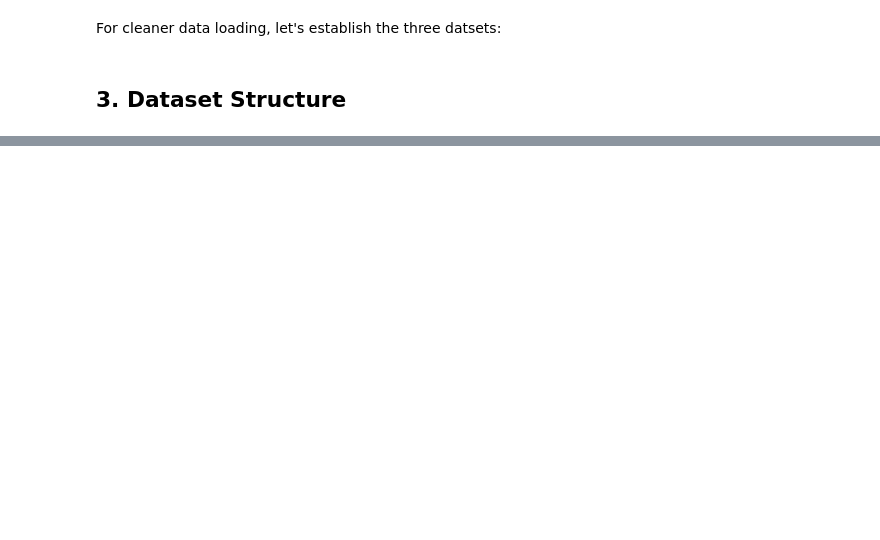
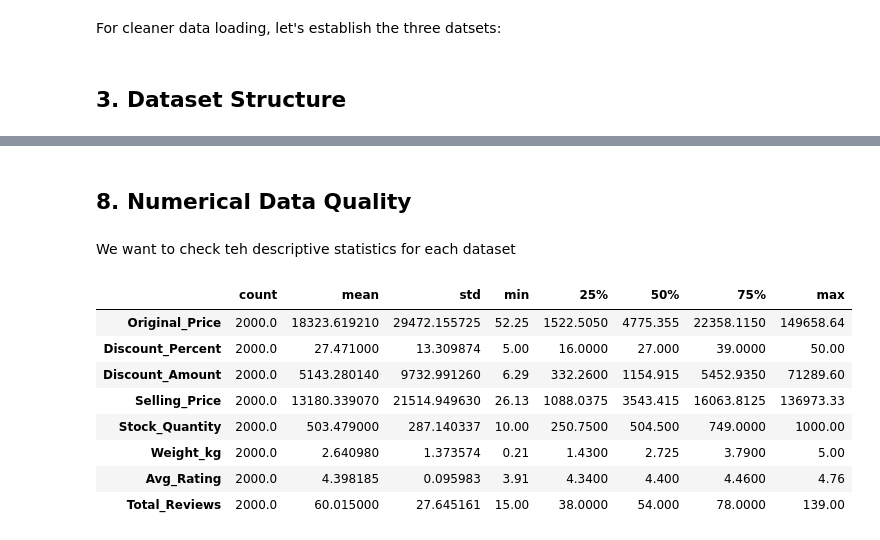
Before and after one commit to Vin-Okumu/e-commerce-sales-analytics, a Jupyter notebook: Analysis/01_data_profiling.ipynb, the cells around one changed output, grey strips where cells are left out. Cells and saved outputs as stored; diff of their text form; code cells hidden in the pictures; blank space fills up the shorter version.

```diff
--- a/Analysis/01_data_profiling.ipynb
+++ b/Analysis/01_data_profiling.ipynb
@@ -59,0 +323,17 @@ datasets = {
+# %% [markdown]
+
+## 8. Numerical Data Quality
+# %% [markdown]
+We want to check teh descriptive statistics for each dataset
+# %%
+products.describe().T
+# %% [output]
+|  | count | mean | std | min | 25% | 50% | 75% | max |
+| Original_Price | 2000.0 | 18323.619210 | 29472.155725 | 52.25 | 1522.5050 | 4775.355 | 22358.1150 | 149658.64 |
+| Discount_Percent | 2000.0 | 27.471000 | 13.309874 | 5.00 | 16.0000 | 27.000 | 39.0000 | 50.00 |
+| Discount_Amount | 2000.0 | 5143.280140 | 9732.991260 | 6.29 | 332.2600 | 1154.915 | 5452.9350 | 71289.60 |
+| Selling_Price | 2000.0 | 13180.339070 | 21514.949630 | 26.13 | 1088.0375 | 3543.415 | 16063.8125 | 136973.33 |
+| Stock_Quantity | 2000.0 | 503.479000 | 287.140337 | 10.00 | 250.7500 | 504.500 | 749.0000 | 1000.00 |
+| Weight_kg | 2000.0 | 2.640980 | 1.373574 | 0.21 | 1.4300 | 2.725 | 3.7900 | 5.00 |
+| Avg_Rating | 2000.0 | 4.398185 | 0.095983 | 3.91 | 4.3400 | 4.400 | 4.4600 | 4.76 |
+| Total_Reviews | 2000.0 | 60.015000 | 27.645161 | 15.00 | 38.0000 | 54.000 | 78.0000 | 139.00 |
```
Also changed, not shown: parts of 49 cells of this notebook.
